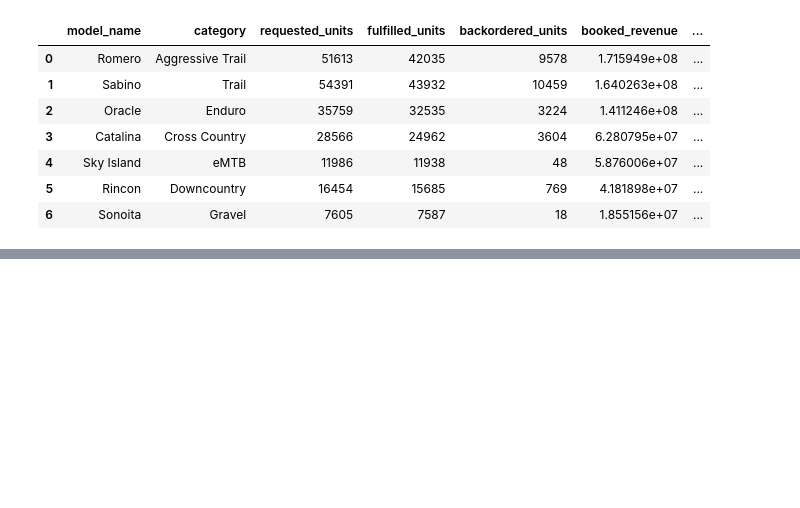
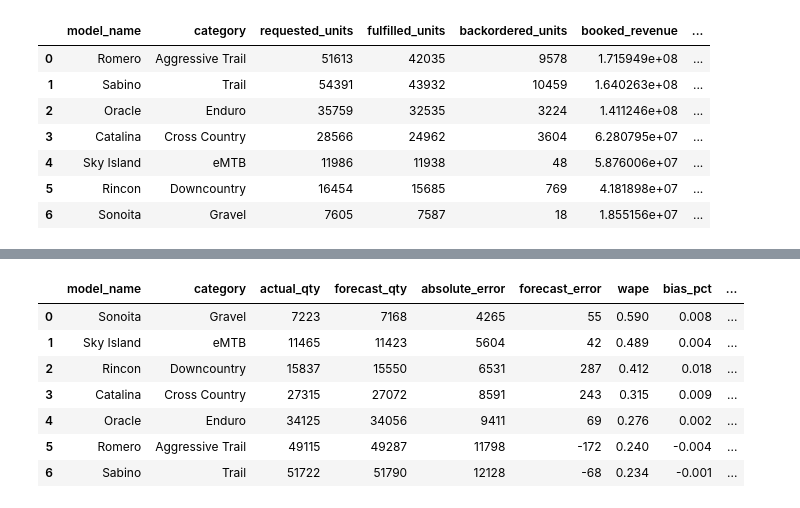
Before and after one commit to samuellettes/sonoran-cycles-supply-chain-analytics, a Jupyter notebook: notebooks/05_SQL_Analysis.ipynb, the cells around one changed output, grey strips where cells are left out. Cells and saved outputs as stored; diff of their text form; code cells hidden in the pictures; blank space fills up the shorter version.

```diff
--- a/notebooks/05_SQL_Analysis.ipynb
+++ b/notebooks/05_SQL_Analysis.ipynb
@@ -88,0 +275,28 @@ model_performance
+# %%
+query = """
+SELECT
+    model_name,
+    category,
+    actual_qty,
+    forecast_qty,
+    absolute_error,
+    forecast_error,
+    ROUND(wape, 3) AS wape,
+    ROUND(bias_pct, 3) AS bias_pct,
+    ROUND(forecast_accuracy, 3) AS forecast_accuracy
+FROM forecast_accuracy_by_model
+ORDER BY
+    wape DESC;
+"""
+
+forecast_accuracy = run_query(query)
+forecast_accuracy
+# %% [output]
+|  | model_name | category | actual_qty | forecast_qty | absolute_error | forecast_error | wape | bias_pct | ... |
+| 0 | Sonoita | Gravel | 7223 | 7168 | 4265 | 55 | 0.590 | 0.008 | ... |
+| 1 | Sky Island | eMTB | 11465 | 11423 | 5604 | 42 | 0.489 | 0.004 | ... |
+| 2 | Rincon | Downcountry | 15837 | 15550 | 6531 | 287 | 0.412 | 0.018 | ... |
+| 3 | Catalina | Cross Country | 27315 | 27072 | 8591 | 243 | 0.315 | 0.009 | ... |
+| 4 | Oracle | Enduro | 34125 | 34056 | 9411 | 69 | 0.276 | 0.002 | ... |
+| 5 | Romero | Aggressive Trail | 49115 | 49287 | 11798 | -172 | 0.240 | -0.004 | ... |
+| 6 | Sabino | Trail | 51722 | 51790 | 12128 | -68 | 0.234 | -0.001 | ... |
```
Also changed, not shown: parts of 5 cells of this notebook, 16 other files.
